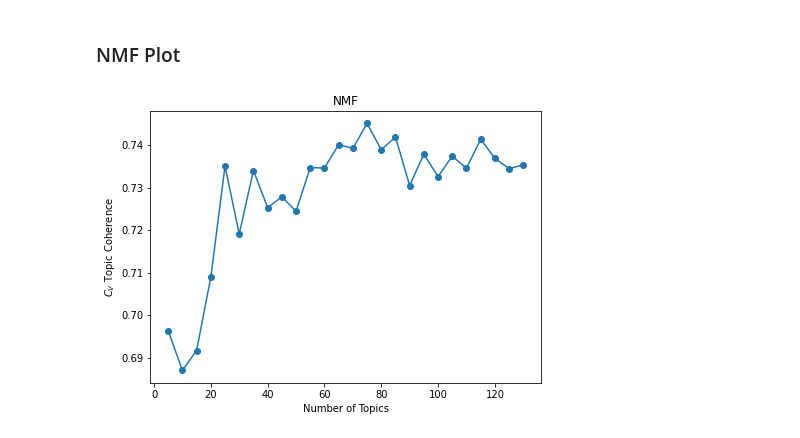
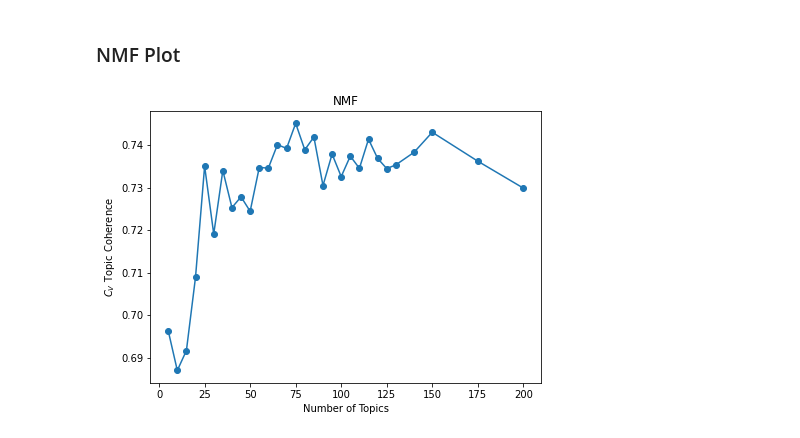
Before and after one commit to DSPG-Young-Scholars-Program/dspg20RnD, a Jupyter notebook: src/emerging_topics/topic_model_tuning/plot_tuning.ipynb, the cells around one changed output. Drawn from its saved outputs; the diff is of its cells as text; code cells hidden in the pictures.

```diff
--- a/src/emerging_topics/topic_model_tuning/plot_tuning.ipynb
+++ b/src/emerging_topics/topic_model_tuning/plot_tuning.ipynb
@@ -69,21 +73,22 @@ coherence
 c1 = pd.read_pickle("./results/nmf_c.pkl")
 c2 = pd.read_pickle("./results/nmf_c2.pkl")
 c3 = pd.read_pickle("./results/nmf_c3.pkl")
+c4 = pd.read_pickle("./results/nmf_c4.pkl")
 # %%
-coherence = list(c1["iteration 0"]) + list(c2["iteration 0"]) + list(c3["iteration 0"])
+coherence = list(c1["iteration 0"]) + list(c2["iteration 0"]) + list(c3["iteration 0"]) + list(c4["iteration 0"])
 # %%
 # plot results
 
-n_topics = list(range(5,131,5)) #+ [140, 150, 175, 200]
+n_topics = list(range(5,131,5)) + [140, 150, 175, 200]
 
 plt.figure(figsize=(7,5))
 #plt.subplot(1,2,1)
 plt.plot(n_topics, coherence, marker='o')
 plt.title("NMF")
 plt.xlabel("Number of Topics")
 plt.ylabel("$C_{V}$ Topic Coherence")
 #plt.legend(("coherence"), loc='best')
 
 plt.show()
 # %% [output]
-[figure, old version]
+[figure, new version]
```
Also changed, not shown: parts of 3 cells of this notebook.
